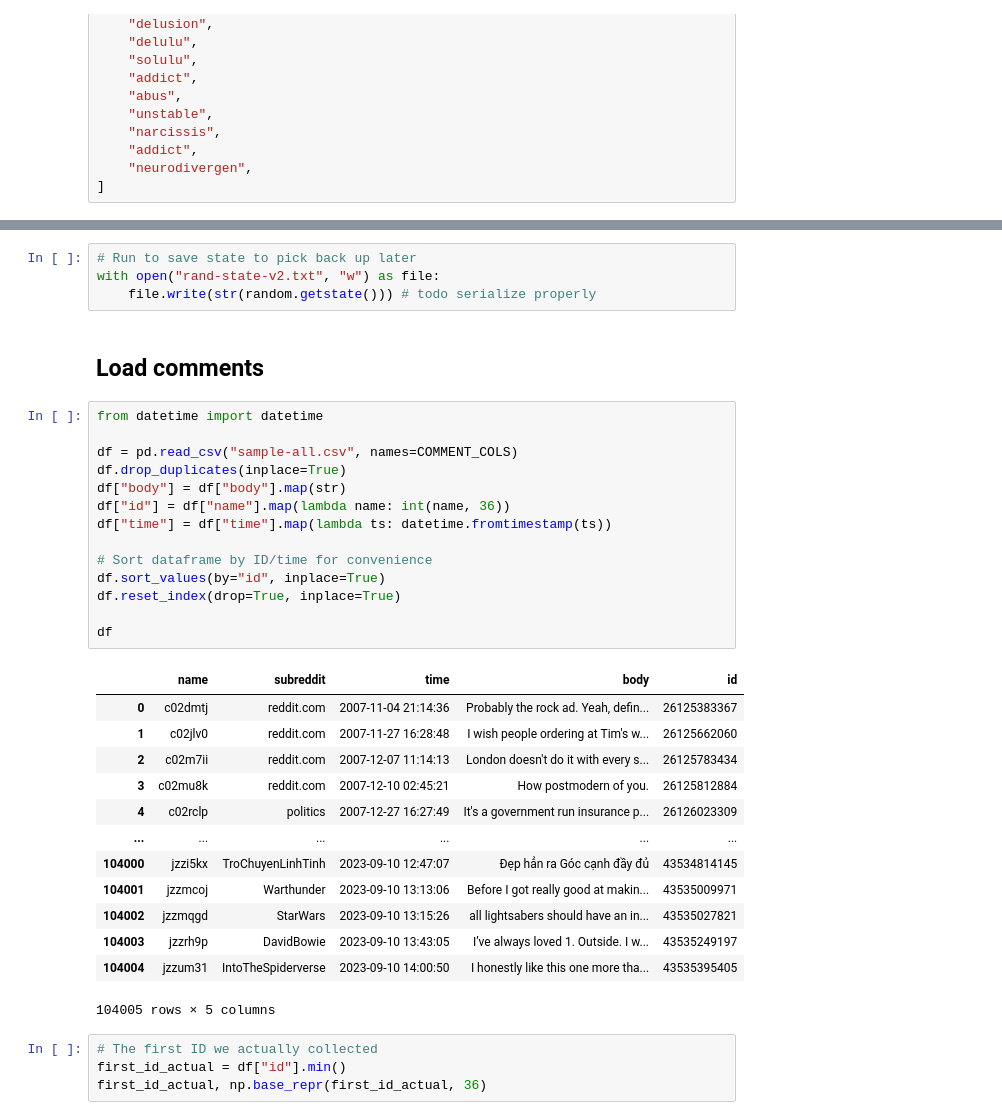
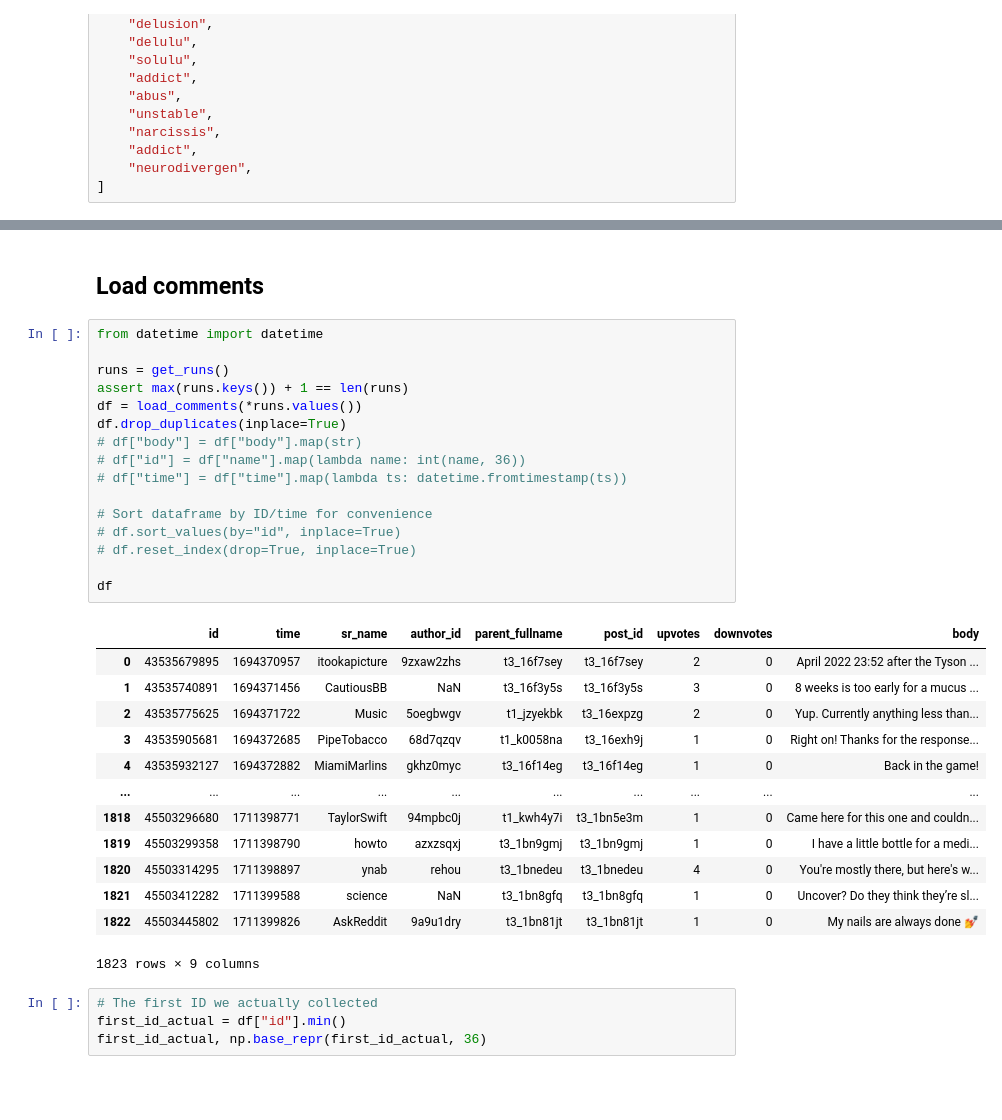
Before and after one commit to gems-cyberlang/cyberlang-learning, a Jupyter notebook: data-collection/praw-playground.ipynb, the cells around one changed output, grey strips where cells are left out. Saved outputs shown, nothing was run; the diff lists cells and outputs as text; blank space fills up the shorter version.

Commit message:
Collect more columns

```diff
--- a/data-collection/praw-playground.ipynb
+++ b/data-collection/praw-playground.ipynb
@@ -170,37 +78,35 @@ KeyboardInterrupt:
-# %%
-# Run to save state to pick back up later
-with open("rand-state-v2.txt", "w") as file:
-    file.write(str(random.getstate())) # todo serialize properly
 # %% [markdown]
 ## Load comments
 # %%
 from datetime import datetime
 
-df = pd.read_csv("sample-all.csv", names=COMMENT_COLS)
+runs = get_runs()
+assert max(runs.keys()) + 1 == len(runs)
+df = load_comments(*runs.values())
 df.drop_duplicates(inplace=True)
-df["body"] = df["body"].map(str)
-df["id"] = df["name"].map(lambda name: int(name, 36))
-df["time"] = df["time"].map(lambda ts: datetime.fromtimestamp(ts))
+# df["body"] = df["body"].map(str)
+# df["id"] = df["name"].map(lambda name: int(name, 36))
+# df["time"] = df["time"].map(lambda ts: datetime.fromtimestamp(ts))
 
 # Sort dataframe by ID/time for convenience
-df.sort_values(by="id", inplace=True)
-df.reset_index(drop=True, inplace=True)
+# df.sort_values(by="id", inplace=True)
+# df.reset_index(drop=True, inplace=True)
 
 df
 # %% [output]
-|  | name | subreddit | time | body | id |
-| 0 | c02dmtj | reddit.com | 2007-11-04 21:14:36 | Probably the rock ad. Yeah, defin... | 26125383367 |
-| 1 | c02jlv0 | reddit.com | 2007-11-27 16:28:48 | I wish people ordering at Tim's w... | 26125662060 |
-| 2 | c02m7ii | reddit.com | 2007-12-07 11:14:13 | London doesn't do it with every s... | 26125783434 |
-| 3 | c02mu8k | reddit.com | 2007-12-10 02:45:21 | How postmodern of you. | 26125812884 |
-| 4 | c02rclp | politics | 2007-12-27 16:27:49 | It's a government run insurance p... | 26126023309 |
-| ... | ... | ... | ... | ... | ... |
-| 104000 | jzzi5kx | TroChuyenLinhTinh | 2023-09-10 12:47:07 | Đẹp hẳn ra Góc cạnh đầy đủ | 43534814145 |
-| 104001 | jzzmcoj | Warthunder | 2023-09-10 13:13:06 | Before I got really good at makin... | 43535009971 |
-| 104002 | jzzmqgd | StarWars | 2023-09-10 13:15:26 | all lightsabers should have an in... | 43535027821 |
-| 104003 | jzzrh9p | DavidBowie | 2023-09-10 13:43:05 | I’ve always loved 1. Outside. I w... | 43535249197 |
-| 104004 | jzzum31 | IntoTheSpiderverse | 2023-09-10 14:00:50 | I honestly like this one more tha... | 43535395405 |
+|  | id | time | sr_name | author_id | parent_fullname | post_id | upvotes | downvotes | body |
+| 0 | 43535679895 | 1694370957 | itookapicture | 9zxaw2zhs | t3_16f7sey | t3_16f7sey | 2 | 0 | April 2022 23:52 after the Tyson ... |
+| 1 | 43535740891 | 1694371456 | CautiousBB | NaN | t3_16f3y5s | t3_16f3y5s | 3 | 0 | 8 weeks is too early for a mucus ... |
+| 2 | 43535775625 | 1694371722 | Music | 5oegbwgv | t1_jzyekbk | t3_16expzg | 2 | 0 | Yup. Currently anything less than... |
+| 3 | 43535905681 | 1694372685 | PipeTobacco | 68d7qzqv | t1_k0058na | t3_16exh9j | 1 | 0 | Right on! Thanks for the response... |
+| 4 | 43535932127 | 1694372882 | MiamiMarlins | gkhz0myc | t3_16f14eg | t3_16f14eg | 1 | 0 | Back in the game! |
+| ... | ... | ... | ... | ... | ... | ... | ... | ... | ... |
+| 1818 | 45503296680 | 1711398771 | TaylorSwift | 94mpbc0j | t1_kwh4y7i | t3_1bn5e3m | 1 | 0 | Came here for this one and couldn... |
+| 1819 | 45503299358 | 1711398790 | howto | azxzsqxj | t3_1bn9gmj | t3_1bn9gmj | 1 | 0 | I have a little bottle for a medi... |
+| 1820 | 45503314295 | 1711398897 | ynab | rehou | t3_1bnedeu | t3_1bnedeu | 4 | 0 | You're mostly there, but here's w... |
+| 1821 | 45503412282 | 1711399588 | science | NaN | t3_1bn8gfq | t3_1bn8gfq | 1 | 0 | Uncover? Do they think they’re sl... |
+| 1822 | 45503445802 | 1711399826 | AskReddit | 9a9u1dry | t3_1bn81jt | t3_1bn81jt | 1 | 0 | My nails are always done 💅 |
-104005 rows × 5 columns
+1823 rows × 9 columns
 # %%
 # The first ID we actually collected
 first_id_actual = df["id"].min()
```
Also changed, not shown: parts of 6 cells of this notebook, 4 other files.
